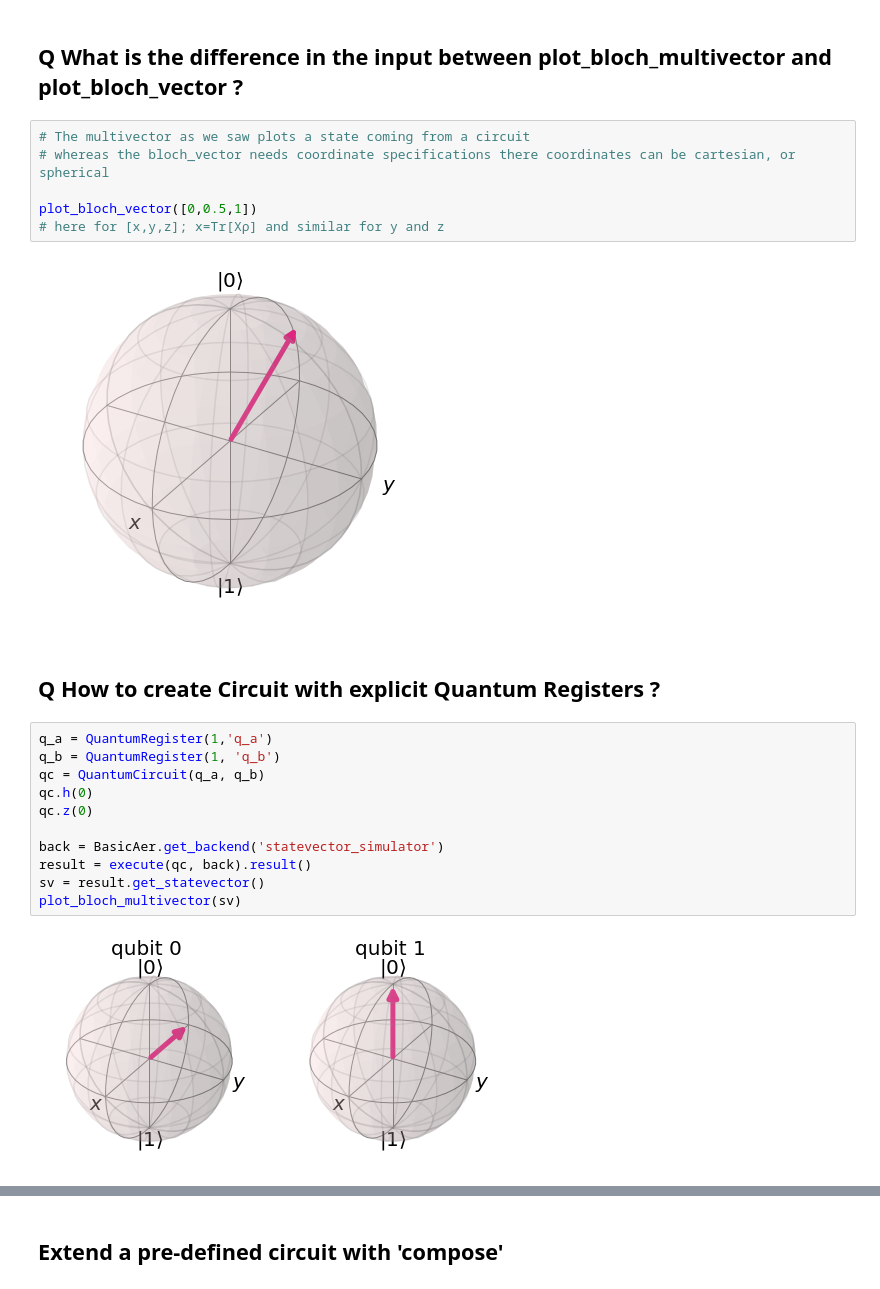
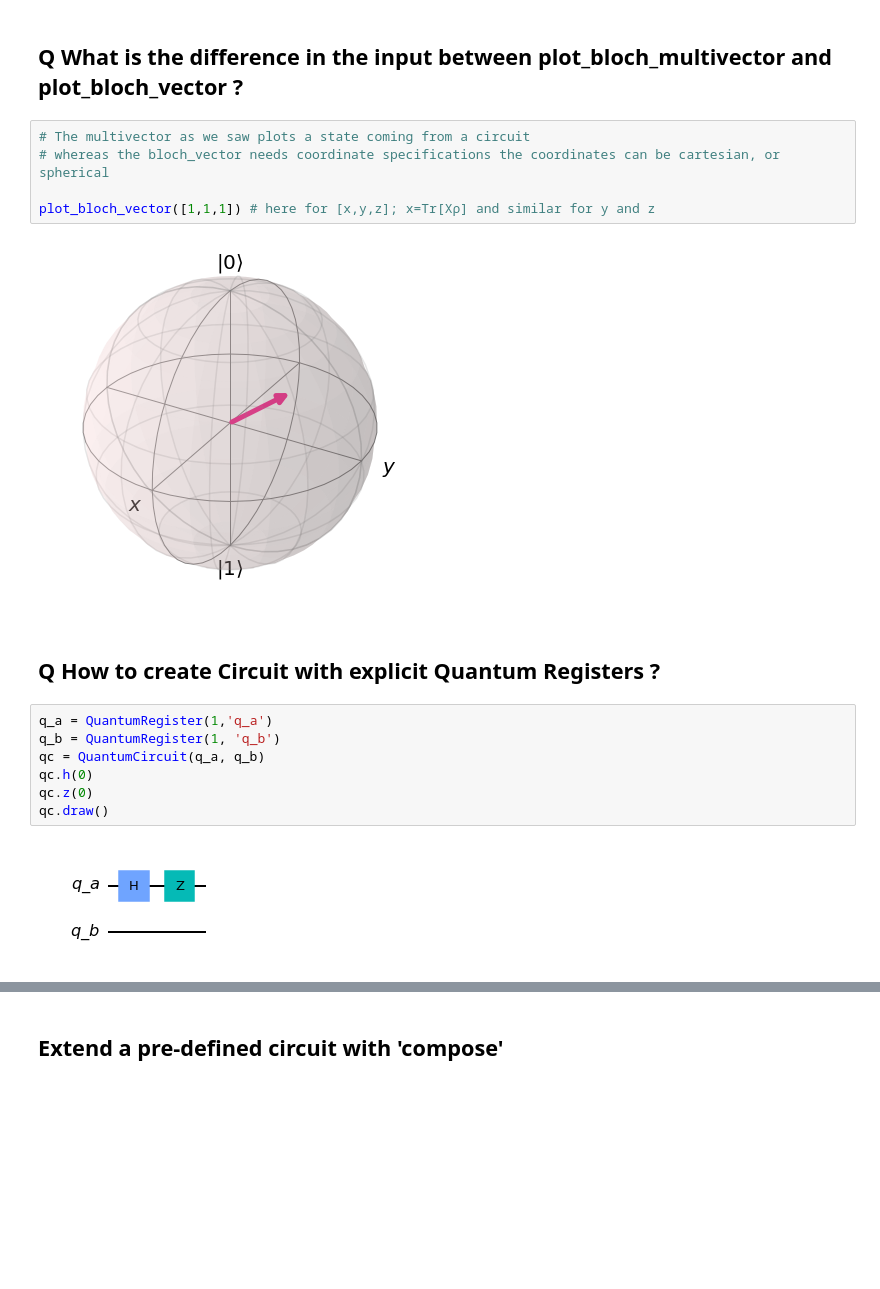
Before and after one commit to pratjz/IBM-Qiskit-Certification-Exam-Prep, a Jupyter notebook: Comprehensive-Guide-for-Qiskit-Developer-Certification.ipynb, the cells around one changed output, grey strips where cells are left out. Cells and saved outputs as stored; diff of their text form; blank space fills up the shorter version.

```diff
--- a/Comprehensive-Guide-for-Qiskit-Developer-Certification.ipynb
+++ b/Comprehensive-Guide-for-Qiskit-Developer-Certification.ipynb
@@ -191,24 +204,19 @@ plot_bloch_multivector(sv_ev2)
 ## Q What is the difference in the input between plot_bloch_multivector and plot_bloch_vector ?
 # %%
 # The multivector as we saw plots a state coming from a circuit
-# whereas the bloch_vector needs coordinate specifications there coordinates can be cartesian, or spherical
+# whereas the bloch_vector needs coordinate specifications the coordinates can be cartesian, or spherical
 
-plot_bloch_vector([0,0.5,1])
-# here for [x,y,z]; x=Tr[Xρ] and similar for y and z
+plot_bloch_vector([1,1,1]) # here for [x,y,z]; x=Tr[Xρ] and similar for y and z
 # %% [output]
-[figure, old version]
+[figure, new version]
 # %% [markdown]
 ## Q How to create Circuit with explicit Quantum Registers ?
 # %%
 q_a = QuantumRegister(1,'q_a')
 q_b = QuantumRegister(1, 'q_b')
 qc = QuantumCircuit(q_a, q_b)
 qc.h(0)
 qc.z(0)
-
-back = BasicAer.get_backend('statevector_simulator')
-result = execute(qc, back).result()
-sv = result.get_statevector()
-plot_bloch_multivector(sv)
+qc.draw()
 # %% [output]
-[figure, old version]
+[figure, new version]
```
Also changed, not shown: parts of 101 cells of this notebook.
